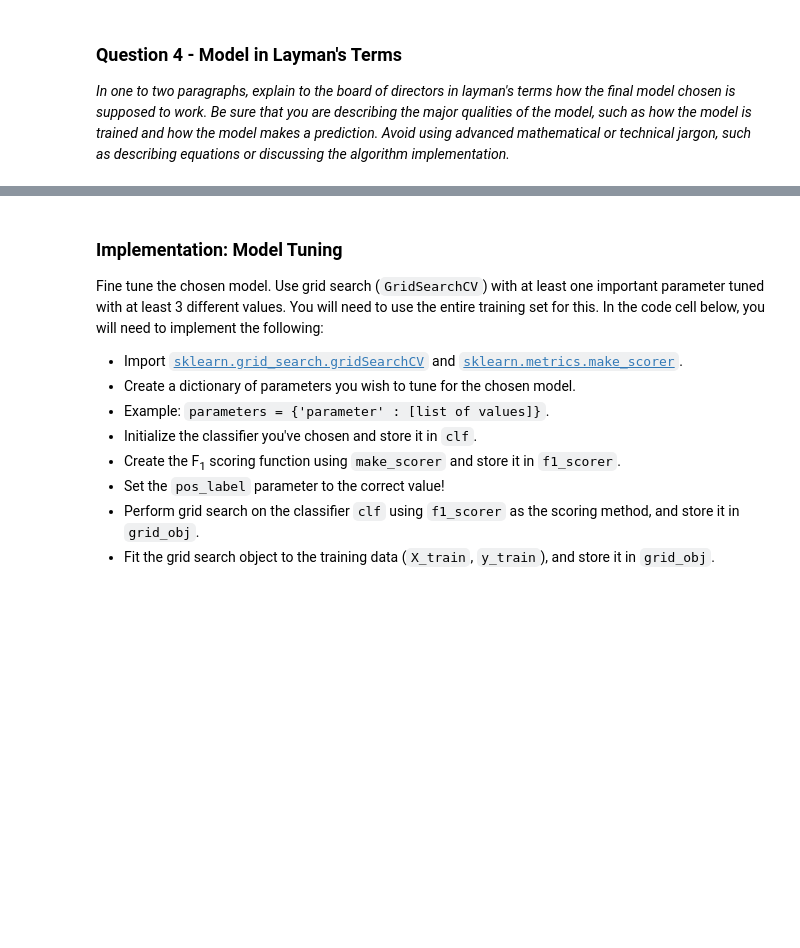
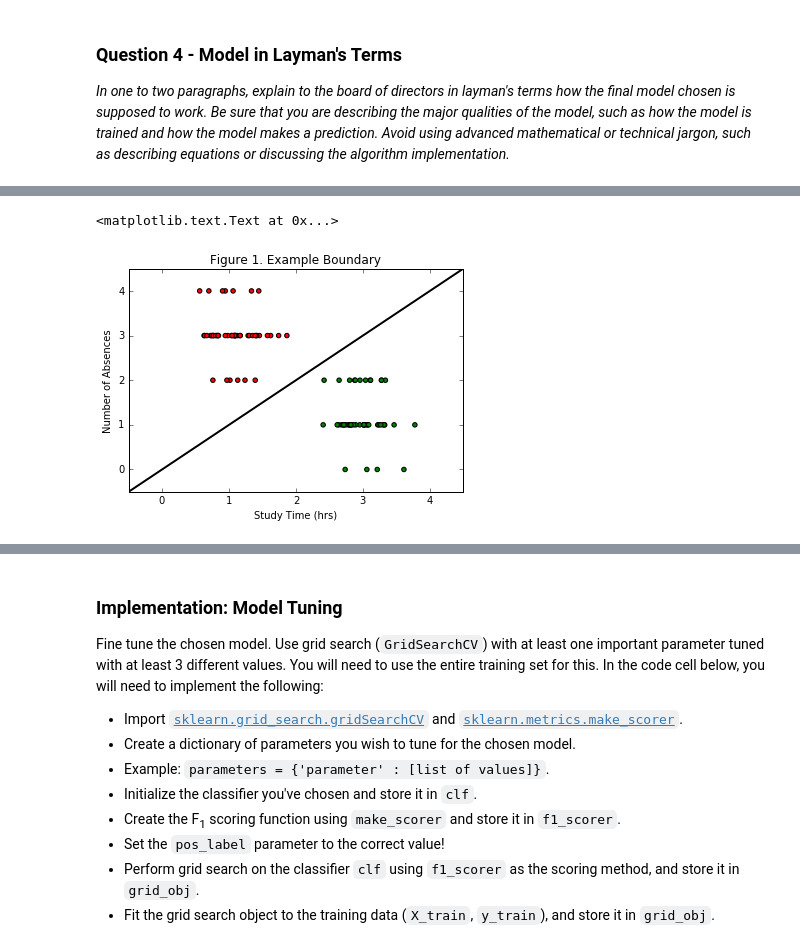
Before and after one commit to alextrickey/student_intervention, a Jupyter notebook: student_intervention.ipynb, the cells around one changed output, grey strips where cells are left out. Saved outputs shown, nothing was run; the diff lists cells and outputs as text; code cells hidden in the pictures; blank space fills up the shorter version.

Commit message:
feat: Add examples to describe SVMs.

```diff
--- a/student_intervention.ipynb
+++ b/student_intervention.ipynb
@@ -408,0 +431,27 @@ SVMs are different from other related classifiers because they select the decisi
+# %%
+#Look at an example of non-linearly separable data
+import random as rd
+import matplotlib.pyplot as plt
+%matplotlib inline
+
+#Generate Example Data
+rd.seed(1101)
+x1 = []
+x2 = []
+y  = []
+for i in range(0,100):
+    y.append(rd.randint(0,1))
+    x1.append(rd.gauss(y[i]*2+1,0.3))
+    x2.append(round(rd.gauss(3-2*y[i],0.5)))
+class_colors=['green' if yi == 1 else 'red' for yi in y]
+
+#Plot Data
+plt.scatter(x1,x2,c=class_colors)
+plt.axis([-.5, 4.5, -.5, 4.5])
+plt.plot([-1, 5], [-1,5], 'k-', lw=2)
+plt.xlabel('Study Time (hrs)')
+plt.ylabel('Number of Absences')
+plt.title('Figure 1. Example Boundary')
+# %% [output]
+<matplotlib.text.Text at 0x...>
+[figure, added]
```
Also changed, not shown: parts of 10 cells of this notebook.
